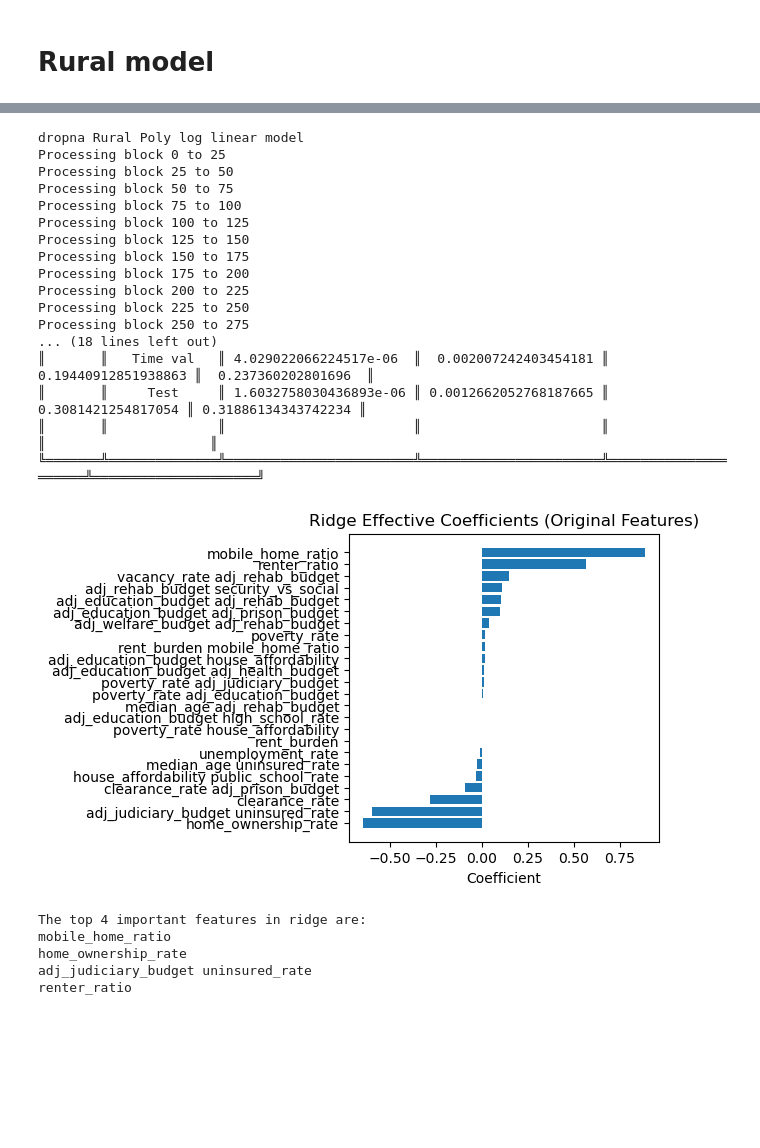
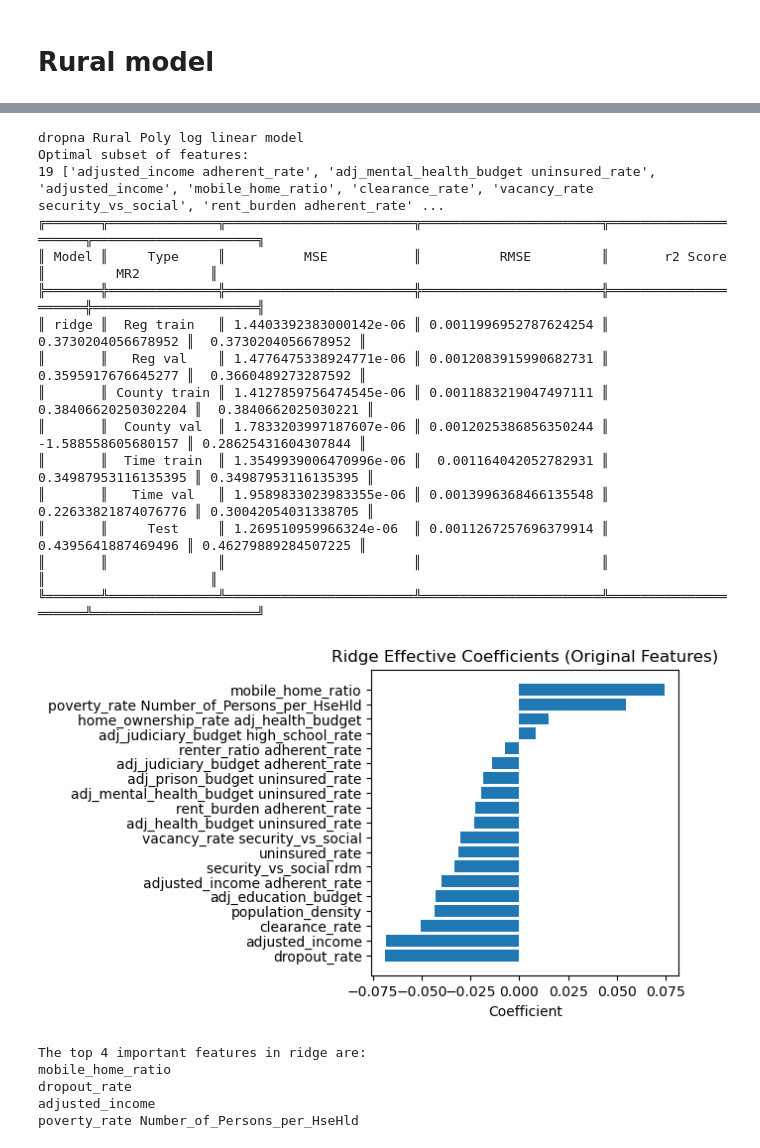
Before and after one commit to git-loa/CrimePatternsProject, a Jupyter notebook: data-exploration/Final_Model.ipynb, the cells around one changed output, grey strips where cells are left out. Saved outputs shown, nothing was run; the diff lists cells and outputs as text; code cells hidden in the pictures; blank space fills up the shorter version.

```diff
--- a/data-exploration/Final_Model.ipynb
+++ b/data-exploration/Final_Model.ipynb
@@ -249,7 +266,7 @@ def feature_importance_PCA(fitted_models, features, size, plot=True, models_to_u
         pca_mlr = fitted_models["mlr"].named_steps["pca"]
         lin_mlr = fitted_models["mlr"].named_steps["Lin"]
         # Back-transform coefficients: effective_coef = (PCA.components_.T @ coef) / scaler.scale_
-        eff_coef_mlr = (pca_mlr.components_.T.dot(lin_mlr.coef_)) / scaler_mlr.scale_
+        eff_coef_mlr = (pca_mlr.components_.T.dot(lin_mlr.coef_)) #/ scaler_mlr.scale_
         sorted_indices_mlr = np.argsort(eff_coef_mlr)
         if plot:
             plt.figure(figsize=size)
@@ -268,7 +285,7 @@ def feature_importance_PCA(fitted_models, features, size, plot=True, models_to_u
         scaler_ridge = fitted_models["ridge"].named_steps["scale"]
         pca_ridge = fitted_models["ridge"].named_steps["pca"]
         ridge_model = fitted_models["ridge"].named_steps["ridge"]
-        eff_coef_ridge = (pca_ridge.components_.T.dot(ridge_model.coef_)) / scaler_ridge.scale_
+        eff_coef_ridge = (pca_ridge.components_.T.dot(ridge_model.coef_)) #/ scaler_ridge.scale_
         sorted_indices_ridge = np.argsort(eff_coef_ridge)
         if plot:
             plt.figure(figsize=size)
@@ -1032,7 +1049,7 @@ models = {
 threshold_addition=0.002
 threshold_removal=0.002
 #Uncomment this to perform feature selection again
-Best_features[key1]=list(Poly_feature_selection(set(Xtrain.columns), Xtrain, np.log(ytrain), models["ridge"], threshold_addition=threshold_addition, threshold_removal=threshold_removal,min_features=n_components))
+#Best_features[key1]=list(remove_features(set(Xtrain.columns), Xtrain, np.log(ytrain), models["ridge"], threshold=threshold_removal,min_features=n_components))
 
 ff=Best_features[key1]
 print("Optimal subset of features:")
@@ -1134,37 +1145,2 @@ mobile_home_ratio
 # %% [markdown]
 # Rural model
-# %%
-key="dropna"
-key1="Rural"
-key2='reg'
-print(key+" "+key1+' '+key2+" log linear model")
-
-Xtest=Xdt['test'][(key,key1,key2)]
-Xtrain=Xdt['train'][(key,key1,key2)]
-ytest=ydt['test'][(key,key1)]
-ytrain=ydt['train'][(key,key1)]
-
-n_components = 7
-alpha=100
-models = {
-    #"mlr": Pipeline([("scale", StandardScaler()),('pca',PCA(n_components=n_components)), ("Lin", LinearRegression())]),
-    #"xgb": xgb.XGBRegressor(random_state=42,max_depth=3, n_estimators=100),
-    "ridge": Pipeline([("scale", StandardScaler()),('pca',PCA(n_components=n_components,whiten=True)), ("ridge", Ridge(alpha))]),
-    #"random_forest": Pipeline([("scale", StandardScaler()),('pca',PCA(n_components=n_components)), ("randomforest", RandomForestRegressor())]),
-}
-
-threshold_addition=0.002
-threshold_removal=0.002
-#Uncomment this to perform feature selection again
-Best_features[key1]=list(Poly_feature_selection(set(Xtrain.columns), Xtrain, np.log(ytrain), models["ridge"], threshold_addition=threshold_addition, threshold_removal=threshold_removal,min_features=n_components))
-
-ff=Best_features[key1]
-print("Optimal subset of features:")
-print(len(ff),ff)
-
-
-fitted_models, models_stats, models_pred = log_fit(Xtrain[ff],Xtest[ff], ytrain,ytest, **models)
-
-# Using pretty table
-print_table(models_stats)
-feature_importance_PCA(fitted_models,ff,(4,4), plot=True, models_to_use=['ridge'])
@@ -1204,51 +1155,50 @@ Xtrain=Xdt['train'][(key,key1,key2)]
 ytest=ydt['test'][(key,key1)]
 ytrain=ydt['train'][(key,key1)]
 
 n_components = 7
 alpha=100
 models = {
     #"mlr": Pipeline([("scale", StandardScaler()),('pca',PCA(n_components=n_components)), ("Lin", LinearRegression())]),
     #"xgb": xgb.XGBRegressor(random_state=42,max_depth=3, n_estimators=100),
     "ridge": Pipeline([("scale", StandardScaler()),('pca',PCA(n_components=n_components,whiten=True)), ("ridge", Ridge(alpha))]),
     #"random_forest": Pipeline([("scale", StandardScaler()),('pca',PCA(n_components=n_components)), ("randomforest", RandomForestRegressor())]),
 }
 
 threshold_addition=0.002
 threshold_removal=0.002
 #Uncomment this to perform feature selection again
-Best_features[key1]=list(Poly_feature_selection(set(Xtrain.columns), Xtrain, np.log(ytrain), models["ridge"], threshold_addition=threshold_addition, threshold_removal=threshold_removal,min_features=n_components))
+#Best_features[key1]=list(Poly_feature_selection(set(Xtrain.columns), Xtrain, np.log(ytrain), models["ridge"], threshold_addition=threshold_addition, threshold_removal=threshold_removal,min_features=n_components,dd=60))
 
 ff=Best_features[key1]
 print("Optimal subset of features:")
 print(len(ff),ff)
 
 
 fitted_models, models_stats, models_pred = log_fit(Xtrain[ff],Xtest[ff], ytrain,ytest, **models)
 
 # Using pretty table
 print_table(models_stats)
 feature_importance_PCA(fitted_models,ff,(4,4), plot=True, models_to_use=['ridge'])
+#['median_age rdm', 'clearance_rate Number_of_Persons_per_HseHld', 'adj_mental_health_budget uninsured_rate', 'home_ownership_rate^2', 'rent_burden', 'public_school_rate rdm', 'adjusted_income security_vs_social', 'poverty_rate security_vs_social', 'mobile_home_ratio', 'uninsured_rate^2', 'dropout_rate rdm', 'adj_judiciary_budget uninsured_rate', 'unemployment_rate social_vs_security', 'median_age', 'uninsured_rate', 'adj_prison_budget dropout_rate', 'adj_police_budget high_school_rate', 'poverty_rate Number_of_Persons_per_HseHld', 'clearance_rate house_affordability', 'adj_police_budget adj_mental_health_budget', 'adj_education_budget', 'social_vs_security', 'poverty_rate vacancy_rate', 'adjusted_income poverty_rate']
 # %% [output]
 dropna Rural Poly log linear model
-Processing block 0 to 25
-Processing block 25 to 50
-Processing block 50 to 75
-Processing block 75 to 100
-Processing block 100 to 125
-Processing block 125 to 150
-Processing block 150 to 175
-Processing block 175 to 200
-Processing block 200 to 225
-Processing block 225 to 250
-Processing block 250 to 275
-... (18 lines left out)
-║       ║   Time val   ║ 4.029022066224517e-06  ║  0.002007242403454181 ║ 0.19440912851938863 ║  0.237360202801696  ║
-║       ║     Test     ║ 1.6032758030436893e-06 ║ 0.0012662052768187665 ║  0.3081421254817054 ║ 0.31886134343742234 ║
+Optimal subset of features:
+19 ['adjusted_income adherent_rate', 'adj_mental_health_budget uninsured_rate', 'adjusted_income', 'mobile_home_ratio', 'clearance_rate', 'vacancy_rate security_vs_social', 'rent_burden adherent_rate' ...
+╔═══════╦══════════════╦════════════════════════╦═══════════════════════╦═════════════════════╦═════════════════════╗
+║ Model ║     Type     ║          MSE           ║          RMSE         ║       r2 Score      ║         MR2         ║
+╠═══════╬══════════════╬════════════════════════╬═══════════════════════╬═════════════════════╬═════════════════════╣
+║ ridge ║  Reg train   ║ 1.4403392383000142e-06 ║ 0.0011996952787624254 ║  0.3730204056678952 ║  0.3730204056678952 ║
+║       ║   Reg val    ║ 1.4776475338924771e-06 ║ 0.0012083915990682731 ║  0.3595917676645277 ║  0.3660489273287592 ║
+║       ║ County train ║ 1.4127859756474545e-06 ║ 0.0011883219047497111 ║ 0.38406620250302204 ║  0.3840662025030221 ║
+║       ║  County val  ║ 1.7833203997187607e-06 ║ 0.0012025386856350244 ║  -1.588558605680157 ║ 0.28625431604307844 ║
+║       ║  Time train  ║ 1.3549939006470996e-06 ║  0.001164042052782931 ║ 0.34987953116135395 ║ 0.34987953116135395 ║
+║       ║   Time val   ║ 1.9589833023983355e-06 ║ 0.0013996368466135548 ║ 0.22633821874076776 ║ 0.30042054031338705 ║
+║       ║     Test     ║ 1.269510959966324e-06  ║ 0.0011267257696379914 ║  0.4395641887469496 ║ 0.46279889284507225 ║
 ║       ║              ║                        ║                       ║                     ║                     ║
 ╚═══════╩══════════════╩════════════════════════╩═══════════════════════╩═════════════════════╩═════════════════════╝
-[figure, old version]
+[figure, new version]
 The top 4 important features in ridge are:
 mobile_home_ratio
-home_ownership_rate
-adj_judiciary_budget uninsured_rate
-renter_ratio
+dropout_rate
+adjusted_income
+poverty_rate Number_of_Persons_per_HseHld
```
Also changed, not shown: parts of 11 cells of this notebook, 25 other files.
